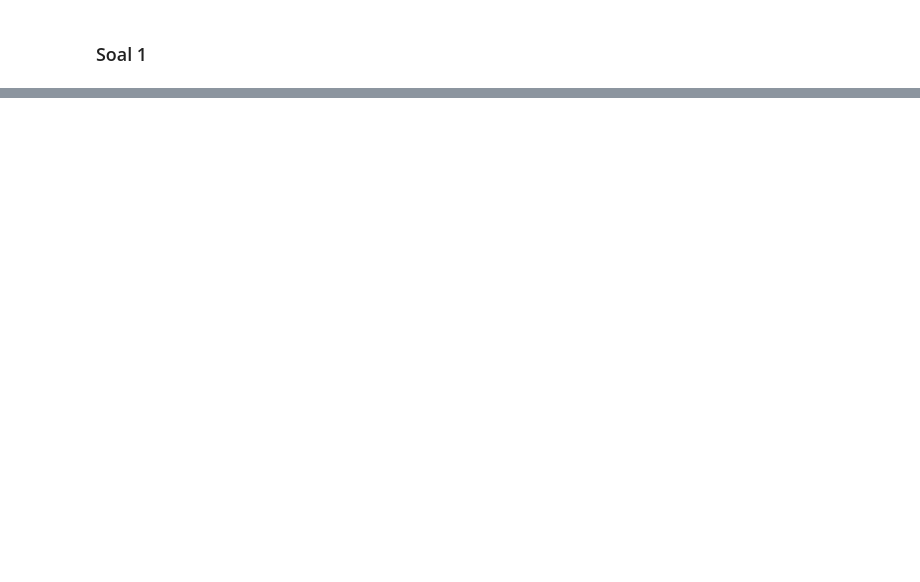
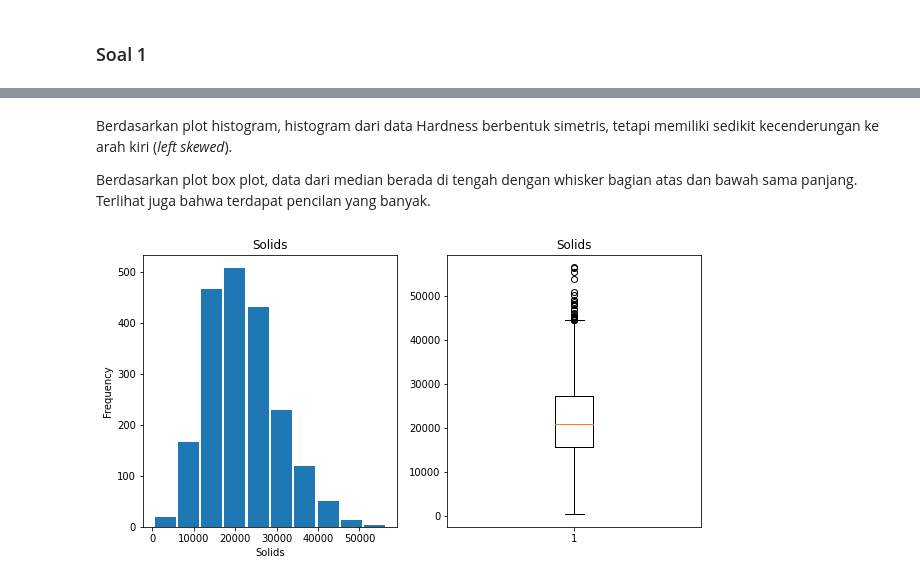
Before and after one commit to msyahrulsp/water-potability, a Jupyter notebook: K2-T1-IF2220-13520113.ipynb, the cells around one changed output, grey strips where cells are left out. Drawn from its saved outputs; the diff is of its cells as text; code cells hidden in the pictures; blank space fills up the shorter version.

```diff
--- a/K2-T1-IF2220-13520113.ipynb
+++ b/K2-T1-IF2220-13520113.ipynb
@@ -176,0 +224,8 @@ plt.show()
+# %% [markdown]
+Berdasarkan plot histogram, histogram dari data Hardness berbentuk simetris, tetapi memiliki sedikit kecenderungan ke arah kiri (*left skewed*).
+
+Berdasarkan plot box plot, data dari median berada di tengah dengan whisker bagian atas dan bawah sama panjang. Terlihat juga bahwa terdapat pencilan yang banyak.
+# %%
+plotHistogramAndBoxplot("Solids")
+# %% [output]
+[figure, added]
```
Also changed, not shown: parts of 160 cells of this notebook.
